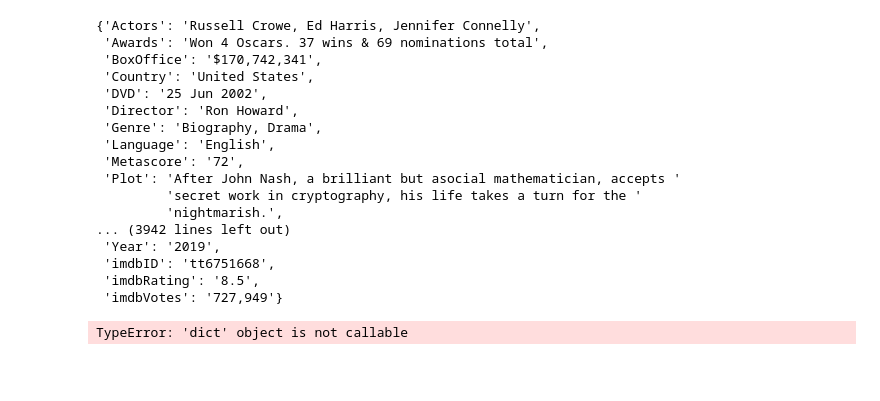
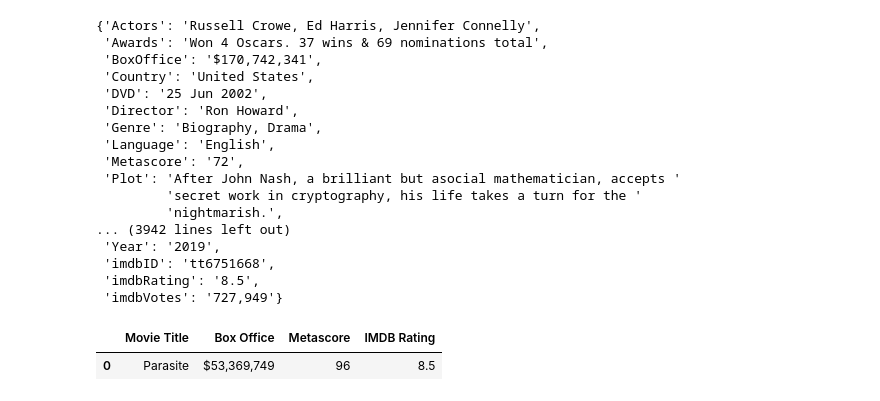
Before and after one commit to jgkiang/Project-2-The-Movie-Biz, a Jupyter notebook: The_Movie_Biz.ipynb, the cells around one changed output. Drawn from its saved outputs; the diff is of its cells as text; code cells hidden in the pictures; blank space fills up the shorter version.

```diff
--- a/The_Movie_Biz.ipynb
+++ b/The_Movie_Biz.ipynb
@@ -111,12 +111,13 @@ for i in col_one_list:
  'imdbRating': '8.5',
  'imdbVotes': '727,949'}
 # %%
-title=response(['Title'])
-Box_office=response(['BoxOffice'])
-meta=response(['Metascore'])
-imdb=response(['imdbRating'])
+title=response['Title']
+Box_office=response['BoxOffice']
+meta=response['Metascore']
+imdb=response['imdbRating']
 # output = pd.json_normalize(response)
 results_df = pd.DataFrame({"Movie Title":[title], "Box Office":[Box_office], "Metascore":[meta], "IMDB Rating":[imdb]})
 results_df
 # %% [output]
-TypeError: 'dict' object is not callable
+|  | Movie Title | Box Office | Metascore | IMDB Rating |
+| 0 | Parasite | $53,369,749 | 96 | 8.5 |
```
